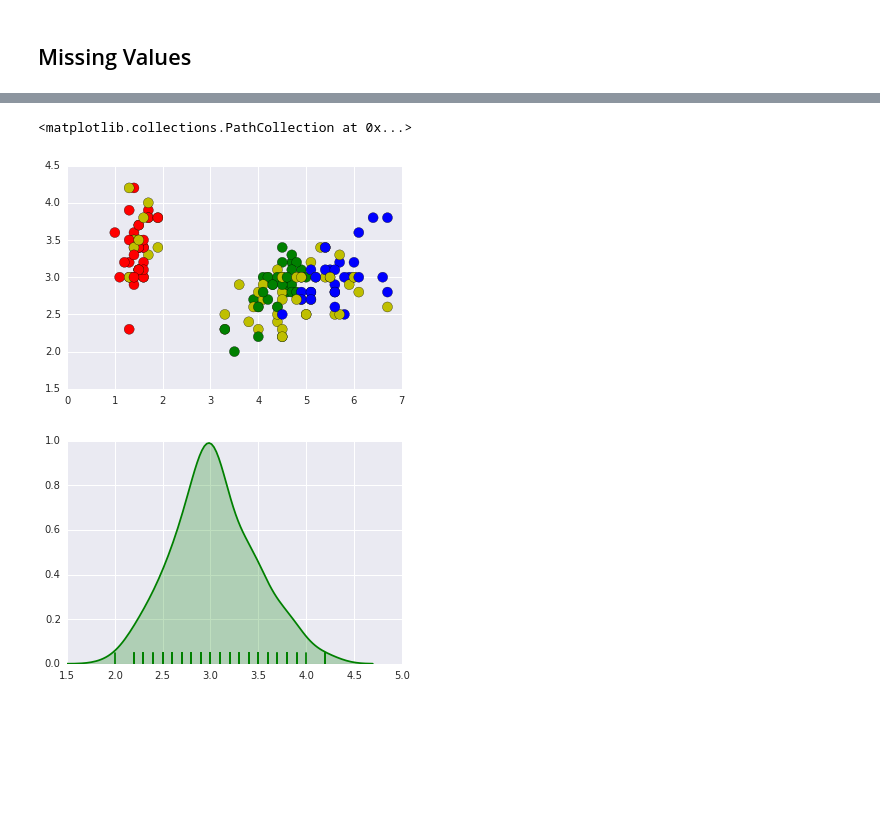
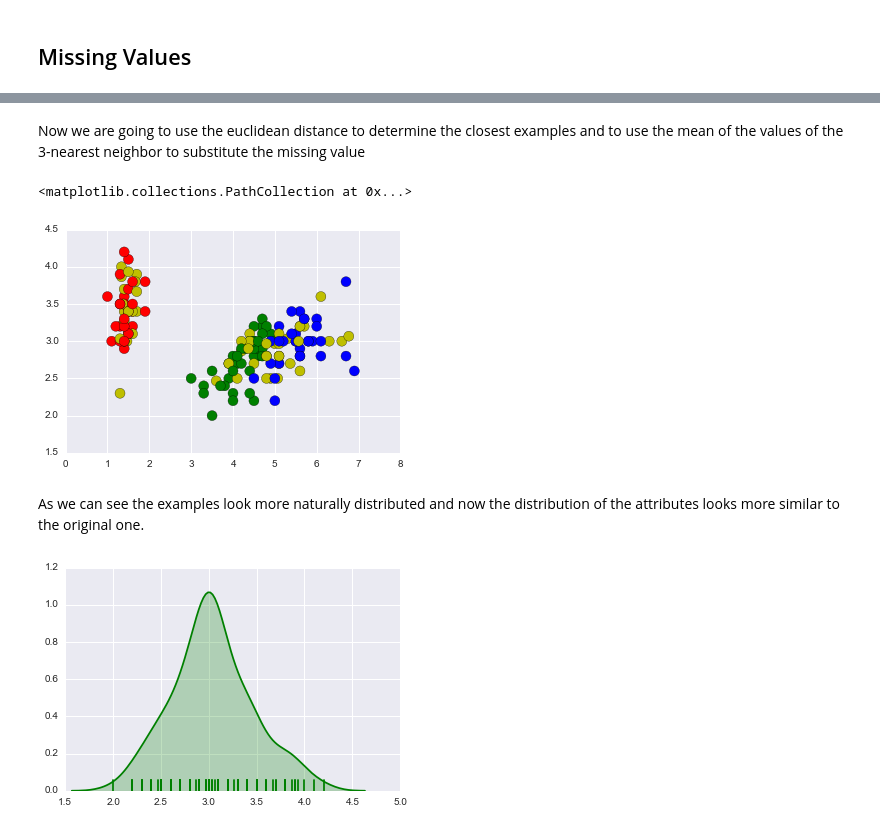
Before and after one commit to bejar/AMLTNotebooks, a Jupyter notebook: Notebooks/MissingValues.ipynb, the cells around one changed output, grey strips where cells are left out. Drawn from its saved outputs; the diff is of its cells as text; code cells hidden in the pictures; blank space fills up the shorter version.

Commit message:
Updating Missing Values notebook

```diff
--- a/Notebooks/MissingValues.ipynb
+++ b/Notebooks/MissingValues.ipynb
@@ -64,14 +74,18 @@ plt.show()
+# %% [markdown]
+Now we are going to use  the euclidean distance to determine the closest examples and to use the mean of the values of the 3-nearest neighbor to substitute the missing value
 # %%
 from amltlearn.preprocessing import KnnImputer
-knnimp = KnnImputer(missing_values='NaN', n_neighbors=1)
+knnimp = KnnImputer(missing_values='NaN', n_neighbors=3)
 imp_iris = knnimp.fit_transform(iris['data'])
 
 plt.scatter(imp_iris[:, 2], imp_iris[:, 1], c=lcols,s=100)
 # %% [output]
 <matplotlib.collections.PathCollection at 0x...>
-[figure, old version]
+[figure, new version]
+# %% [markdown]
+As we can see the examples look more naturally distributed and now the distribution of the attributes looks more similar to the original one.
 # %%
 sns.distplot(imp_iris[:,1], hist=False, rug=True, color="g", kde_kws={"shade": True})
 plt.show()
 # %% [output]
-[figure, old version]
+[figure, new version]
```
Also changed, not shown: parts of 13 cells of this notebook.
